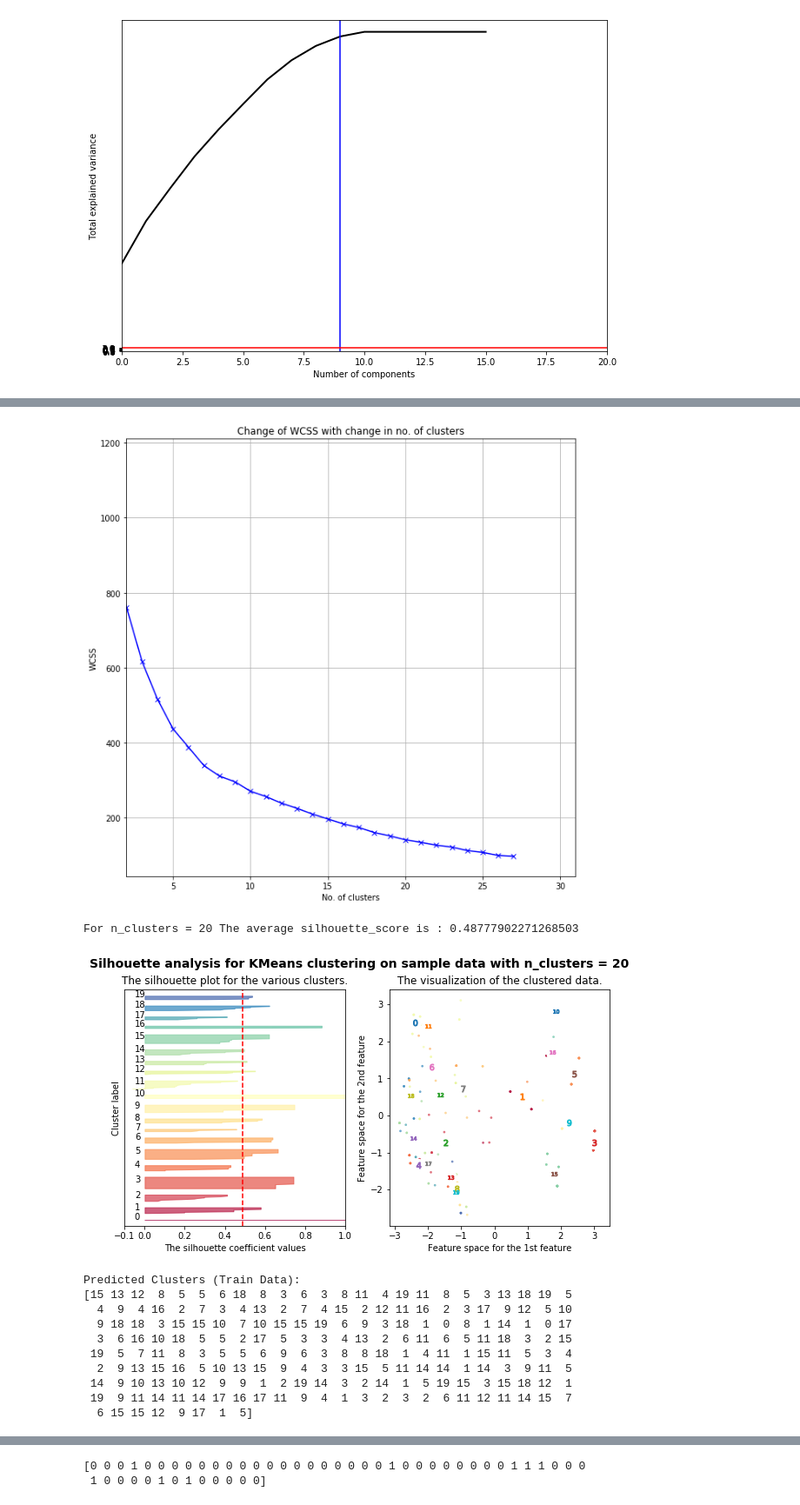
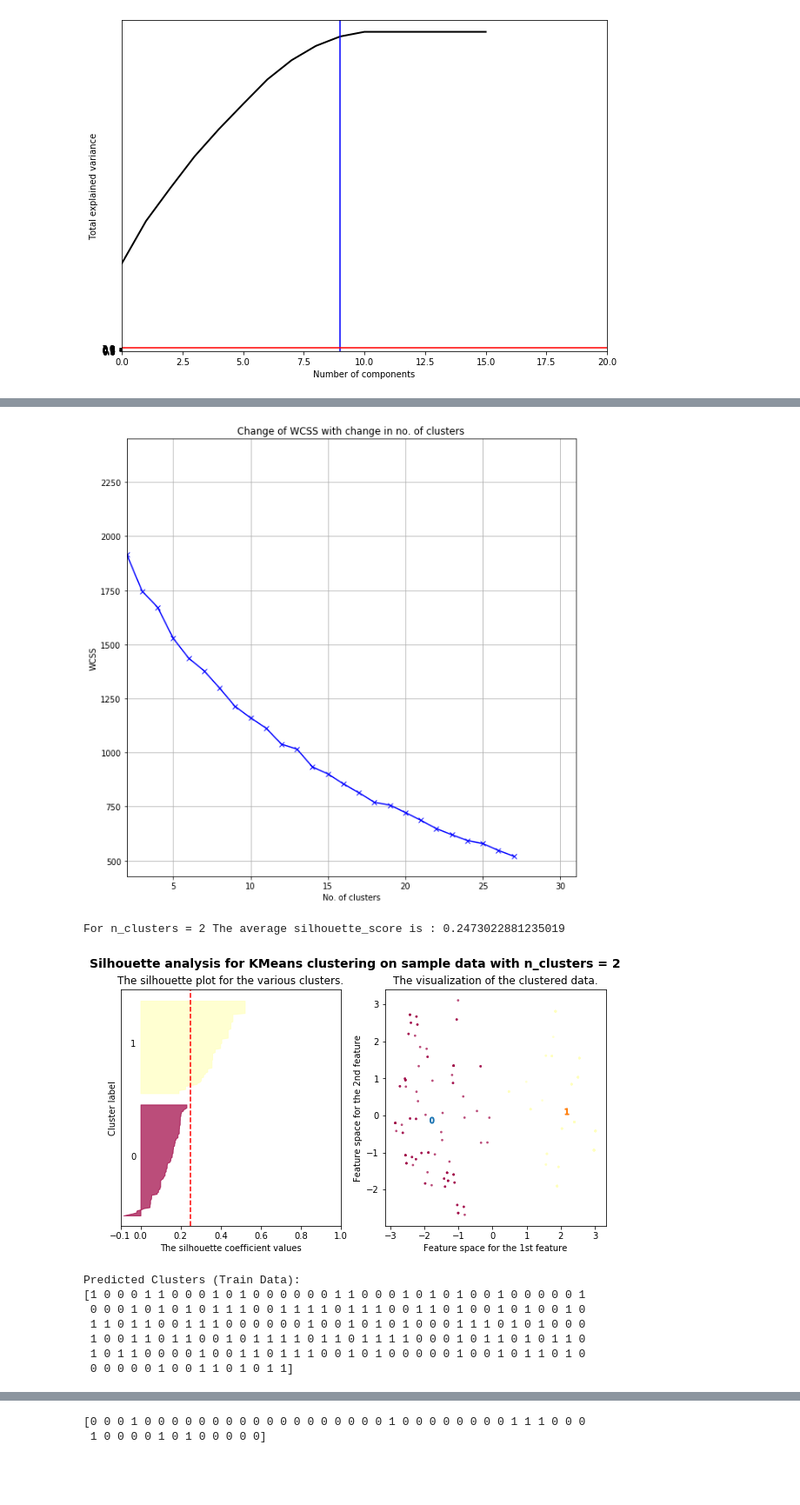
Before and after one commit to GreatLearningAIML1/bangalore-aug19-batch-madhvigaur19473, a Jupyter notebook: Qualitative_bankcurrupt.ipynb, the cells around one changed output, grey strips where cells are left out. Shown at 87% size. Cells and saved outputs as stored; diff of their text form; code cells hidden in the pictures; blank space fills up the shorter version.

```diff
--- a/Qualitative_bankcurrupt.ipynb
+++ b/Qualitative_bankcurrupt.ipynb
@@ -324,7 +324,7 @@ plt.show()
 [figure]
 # %%
 from sklearn.decomposition import PCA
-pca = PCA(n_components = 4)
+pca = PCA(n_components = 10)
 X_train_std_pc = pca.fit_transform(X_train_std)
 
 explained_variance = pca.explained_variance_ratio_
@@ -385,26 +381,23 @@ def plot_line_chart(data, xlabel, ylabel, x_lowerlim, x_upperlim, plot_name):
 # %%
 plot_line_chart(wcss, 'No. of clusters', 'WCSS', 2, 31, 'Change of WCSS with change in no. of clusters')
 # %% [output]
-[figure, old version]
+[figure, new version]
 # %%
 #Select optimal number of clusters and form clusters out of the train data.
-cluster = 20
+cluster = 2
 clusterer = KMeans(n_clusters=cluster,init='k-means++', n_init=10, max_iter=300, random_state=0)
 cluster_labels = clusterer.fit_predict(X_train_std_pc)
 optimal_cluster_analysis(X_train_std_pc, cluster, cluster_labels)
 
 print('Predicted Clusters (Train Data): ')
 print(cluster_labels)
 # %% [output]
-For n_clusters = 20 The average silhouette_score is : 0.48777902271268503
+For n_clusters = 2 The average silhouette_score is : 0.2473022881235019
-[figure, old version]
+[figure, new version]
 Predicted Clusters (Train Data):
-[15 13 12  8  5  5  6 18  8  3  6  3  8 11  4 19 11  8  5  3 13 18 19  5
-  4  9  4 16  2  7  3  4 13  2  7  4 15  2 12 11 16  2  3 17  9 12  5 10
-  9 18 18  3 15 15 10  7 10 15 15 19  6  9  3 18  1  0  8  1 14  1  0 17
-  3  6 16 10 18  5  5  2 17  5  3  3  4 13  2  6 11  6  5 11 18  3  2 15
- 19  5  7 11  8  3  5  5  6  9  6  3  8  8 18  1  4 11  1 15 11  5  3  4
-  2  9 13 15 16  5 10 13 15  9  4  3  3 15  5 11 14 14  1 14  3  9 11  5
- 14  9 10 13 10 12  9  9  1  2 19 14  3  2 14  1  5 19 15  3 15 18 12  1
- 19  9 11 14 11 14 17 16 17 11  9  4  1  3  2  3  2  6 11 12 11 14 15  7
-  6 15 15 12  9 17  1  5]
+[1 0 0 0 1 1 0 0 0 1 0 1 0 0 0 0 0 0 1 1 0 0 0 1 0 1 0 1 0 0 1 0 0 0 0 0 1
+ 0 0 0 1 0 1 0 1 0 1 1 1 0 0 1 1 1 1 0 1 1 1 0 0 1 1 0 1 0 0 1 0 1 0 0 1 0
+ 1 1 0 1 1 0 0 1 1 1 0 0 0 0 0 0 1 0 0 1 0 1 0 1 0 0 0 1 1 1 0 1 0 1 0 0 0
+ 1 0 0 1 1 0 1 1 0 0 1 0 1 1 1 1 0 1 1 0 1 1 1 1 0 0 0 1 0 1 1 0 1 0 1 1 0
+ 1 0 1 1 0 0 0 0 1 0 0 1 1 0 1 1 1 0 0 1 0 1 0 0 0 0 0 1 0 0 1 0 1 1 0 1 0
+ 0 0 0 0 0 1 0 0 1 1 0 1 0 1 1]
```
Also changed, not shown: parts of 5 cells of this notebook.
